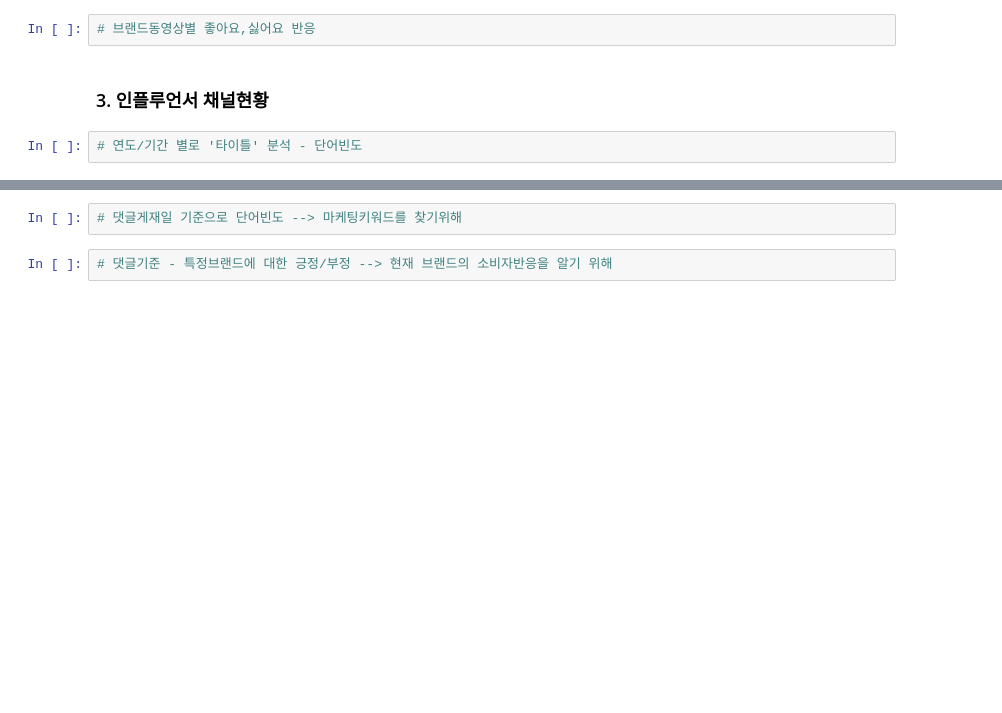
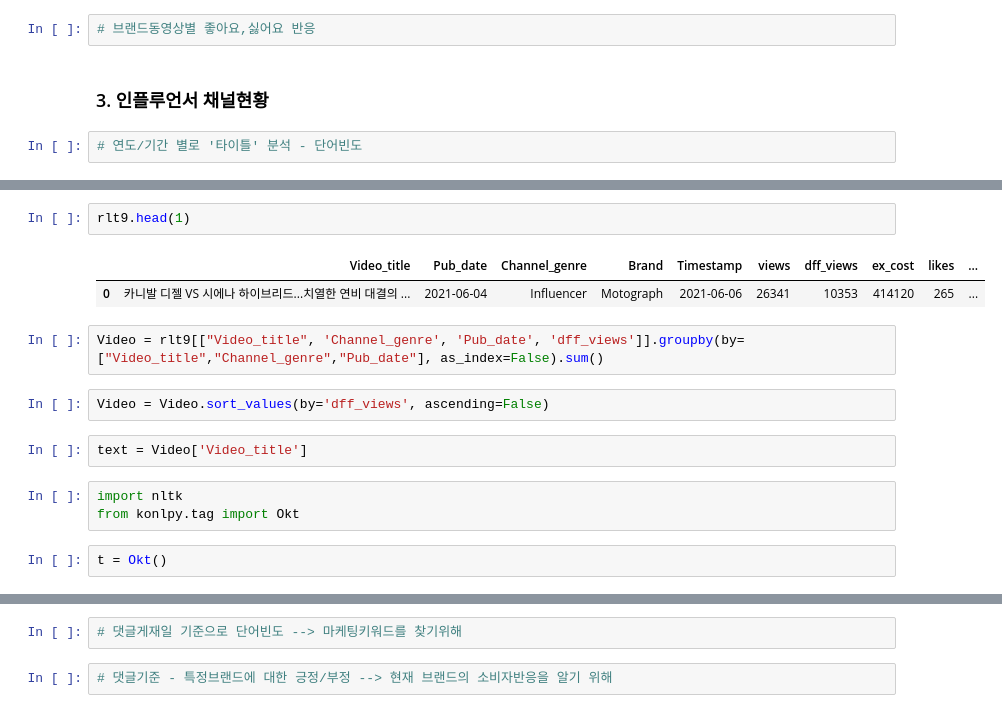
Before and after one commit to JeonghyunKo/crawling-repo-1, a Jupyter notebook: 10_Dashboard.ipynb, the cells around one changed output, grey strips where cells are left out. Saved outputs shown, nothing was run; the diff lists cells and outputs as text; blank space fills up the shorter version.

```diff
--- a/10_Dashboard.ipynb
+++ b/10_Dashboard.ipynb
@@ -559,0 +601,16 @@ for i in range(0,len(Video_list)):
+# %%
+rlt9.head(1)
+# %% [output]
+|  | Video_title | Pub_date | Channel_genre | Brand | Timestamp | views | dff_views | ex_cost | likes | ... |
+| 0 | 카니발 디젤 VS 시에나 하이브리드...치열한 연비 대결의 ... | 2021-06-04 | Influencer | Motograph | 2021-06-06 | 26341 | 10353 | 414120 | 265 | ... |
+# %%
+Video = rlt9[["Video_title", 'Channel_genre', 'Pub_date', 'dff_views']].groupby(by=["Video_title","Channel_genre","Pub_date"], as_index=False).sum()
+# %%
+Video = Video.sort_values(by='dff_views', ascending=False)
+# %%
+text = Video['Video_title']
+# %%
+import nltk
+from konlpy.tag import Okt
+# %%
+t = Okt()
```
Also changed, not shown: parts of 10 cells of this notebook.
